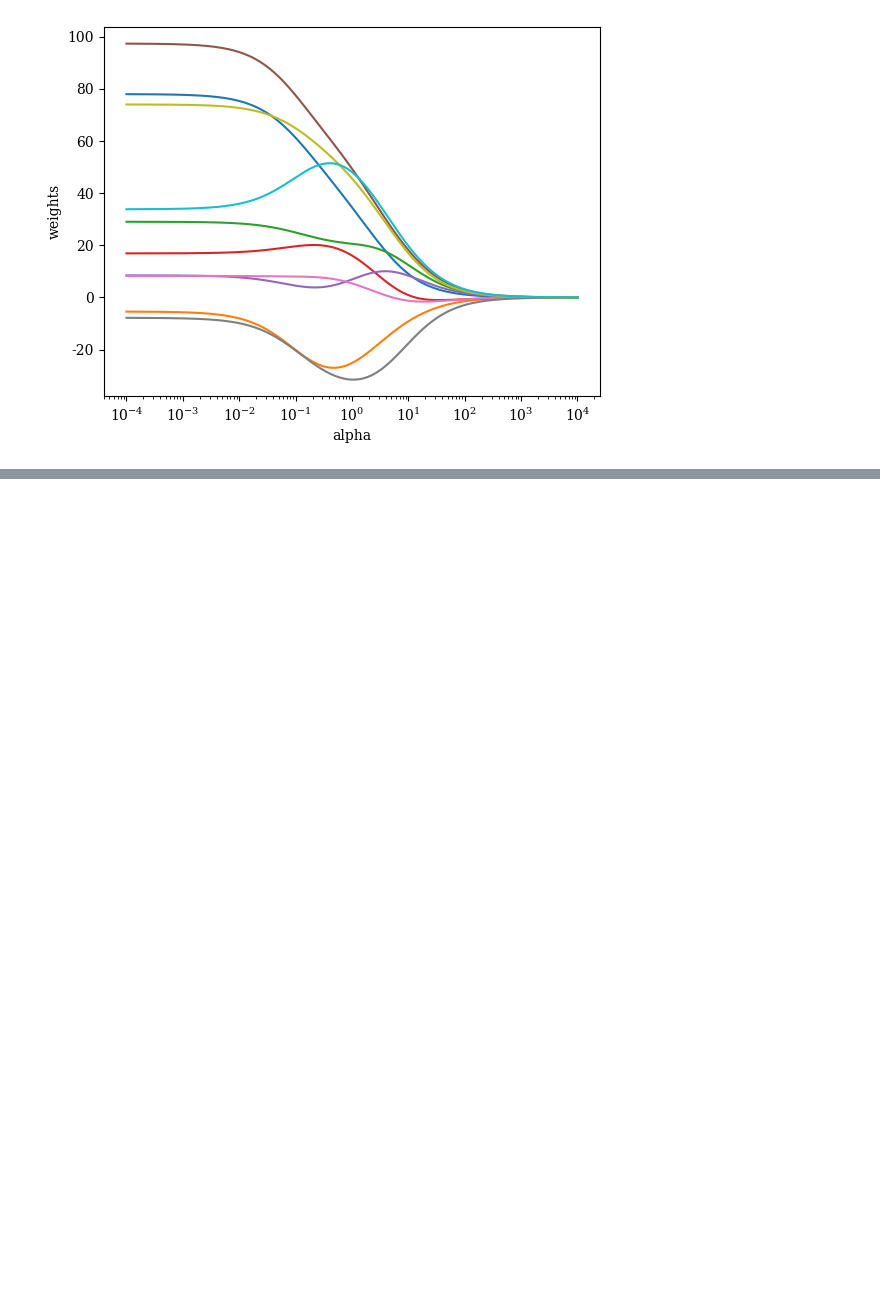
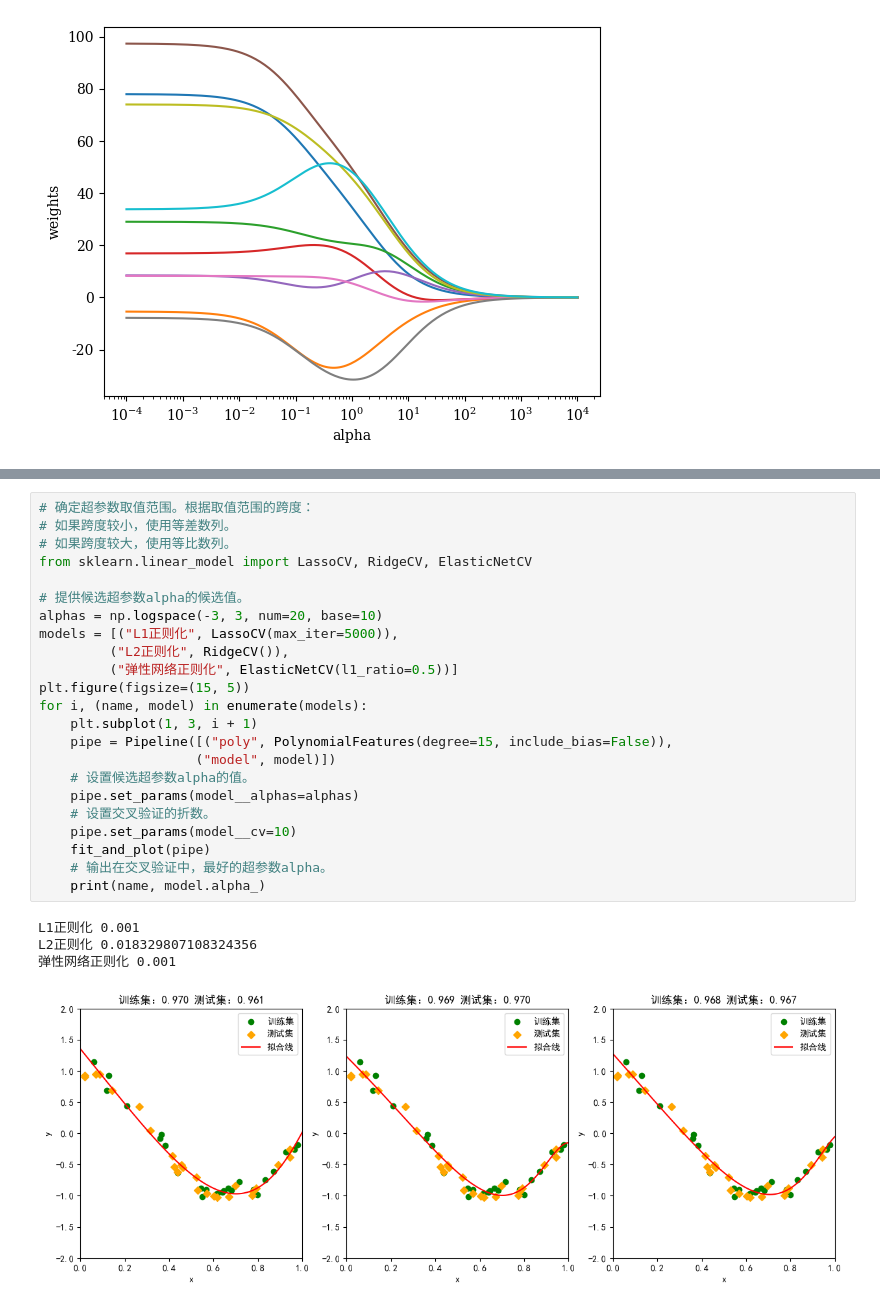
Before and after one commit to dudululv/first-python-project, a Jupyter notebook: 29.12.4/1polynomialexpansion.ipynb, the cells around one changed output, grey strips where cells are left out. Cells and saved outputs as stored; diff of their text form; blank space fills up the shorter version.

```diff
--- a/29.12.4/1polynomialexpansion.ipynb
+++ b/29.12.4/1polynomialexpansion.ipynb
@@ -213,0 +281,28 @@ Text(0, 0.5, 'weights')
+# %%
+# 确定超参数取值范围。根据取值范围的跨度：
+# 如果跨度较小，使用等差数列。
+# 如果跨度较大，使用等比数列。
+from sklearn.linear_model import LassoCV, RidgeCV, ElasticNetCV
+
+# 提供候选超参数alpha的候选值。
+alphas = np.logspace(-3, 3, num=20, base=10)
+models = [("L1正则化", LassoCV(max_iter=5000)),
+         ("L2正则化", RidgeCV()),
+         ("弹性网络正则化", ElasticNetCV(l1_ratio=0.5))]
+plt.figure(figsize=(15, 5))
+for i, (name, model) in enumerate(models):
+    plt.subplot(1, 3, i + 1)
+    pipe = Pipeline([("poly", PolynomialFeatures(degree=15, include_bias=False)),
+                    ("model", model)])
+    # 设置候选超参数alpha的值。
+    pipe.set_params(model__alphas=alphas)
+    # 设置交叉验证的折数。
+    pipe.set_params(model__cv=10)
+    fit_and_plot(pipe)
+    # 输出在交叉验证中，最好的超参数alpha。
+    print(name, model.alpha_)
+# %% [output]
+L1正则化 0.001
+L2正则化 0.018329807108324356
+弹性网络正则化 0.001
+[figure, added]
```
Also changed, not shown: parts of 2 cells of this notebook, 2 other files.
